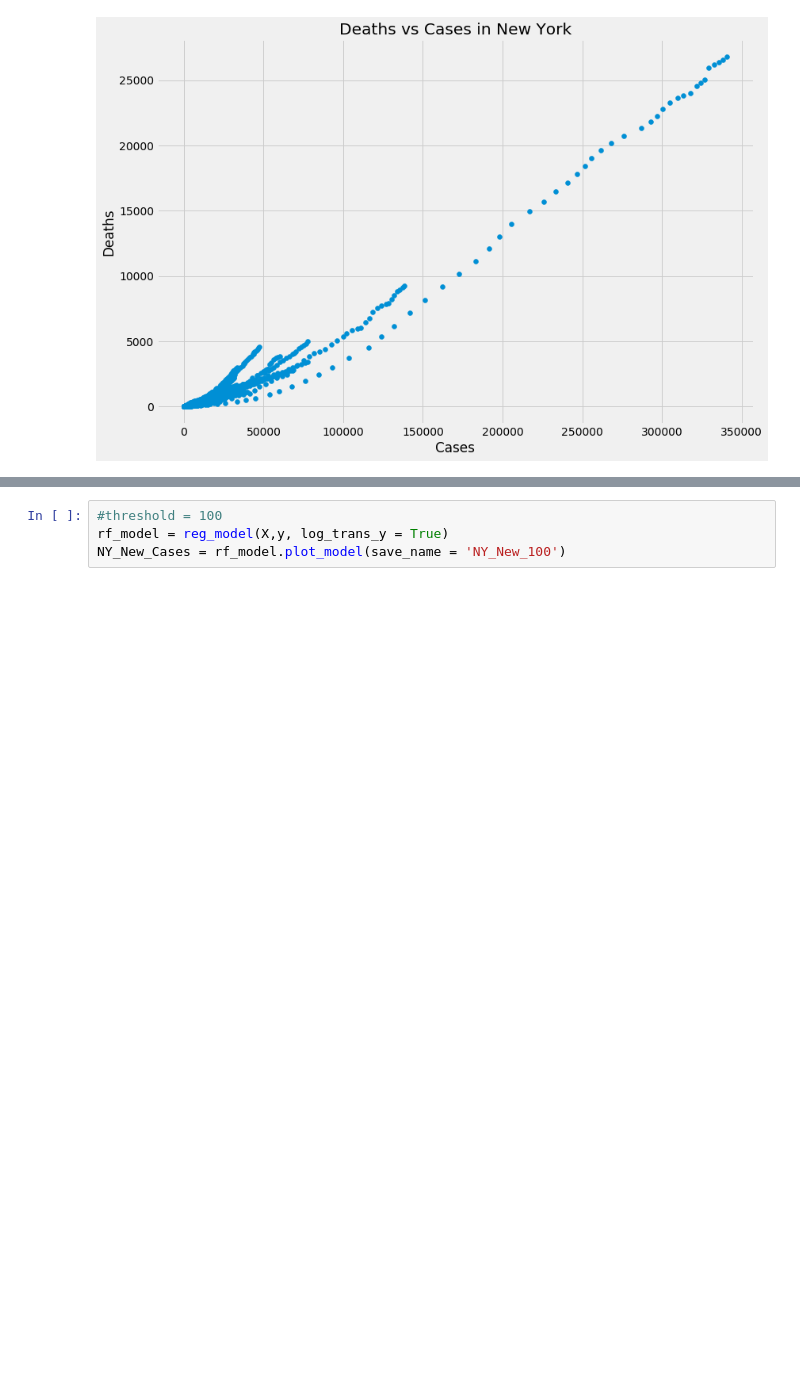
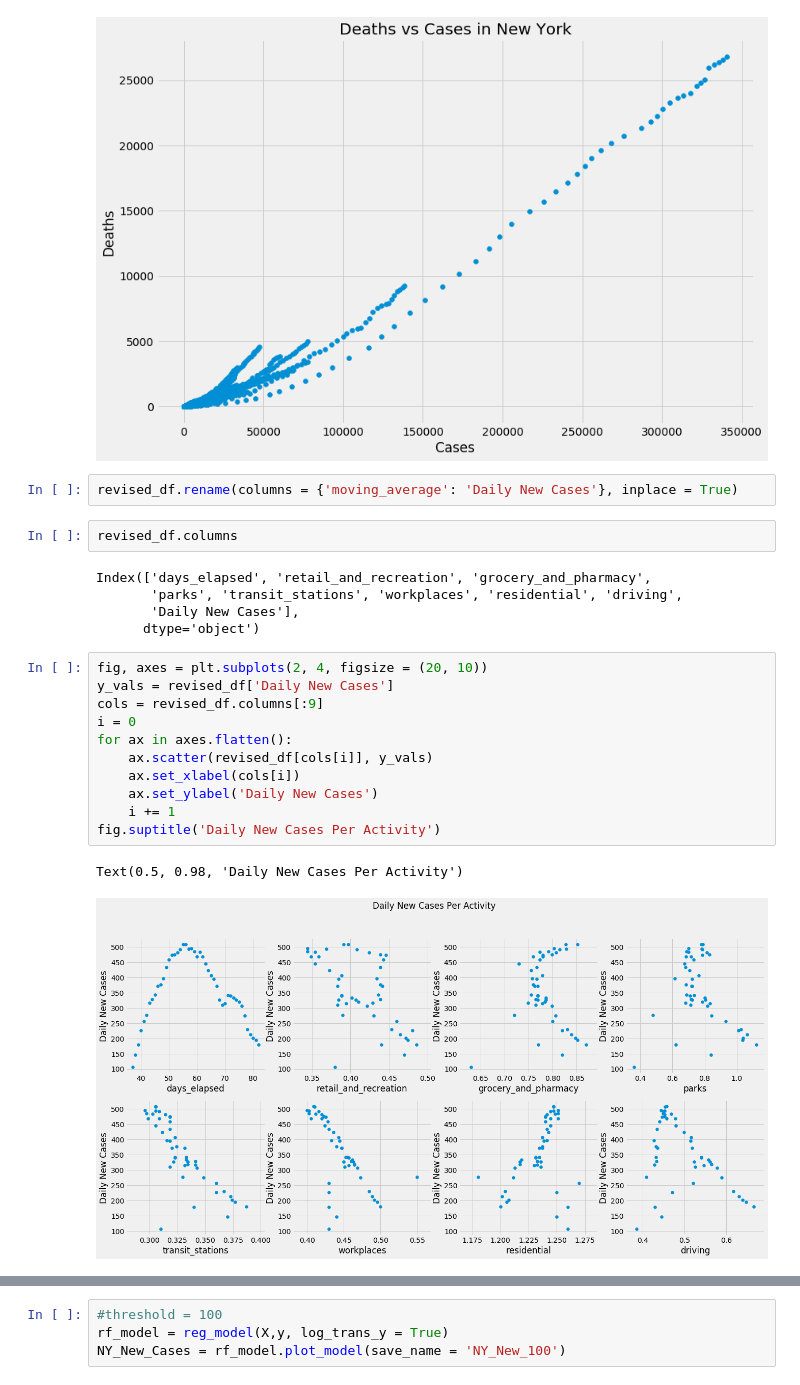
Before and after one commit to Jbudnick/Covid-19-Forecasting, a Jupyter notebook: notebooks/EDA.ipynb, the cells around one changed output, grey strips where cells are left out. Cells and saved outputs as stored; diff of their text form; blank space fills up the shorter version.

```diff
--- a/notebooks/EDA.ipynb
+++ b/notebooks/EDA.ipynb
@@ -420,3 +441,26 @@ fig.tight_layout()
 fig.savefig('images/DeathVsCases')
 # %% [output]
 [figure]
+# %%
+revised_df.rename(columns = {'moving_average': 'Daily New Cases'}, inplace = True)
+# %%
+revised_df.columns
+# %% [output]
+Index(['days_elapsed', 'retail_and_recreation', 'grocery_and_pharmacy',
+       'parks', 'transit_stations', 'workplaces', 'residential', 'driving',
+       'Daily New Cases'],
+      dtype='object')
+# %%
+fig, axes = plt.subplots(2, 4, figsize = (20, 10))
+y_vals = revised_df['Daily New Cases']
+cols = revised_df.columns[:9]
+i = 0
+for ax in axes.flatten():
+    ax.scatter(revised_df[cols[i]], y_vals)
+    ax.set_xlabel(cols[i])
+    ax.set_ylabel('Daily New Cases')
+    i += 1
+fig.suptitle('Daily New Cases Per Activity')
+# %% [output]
+Text(0.5, 0.98, 'Daily New Cases Per Activity')
+[figure, added]
```
Also changed, not shown: parts of 5 cells of this notebook, 7 other files.
